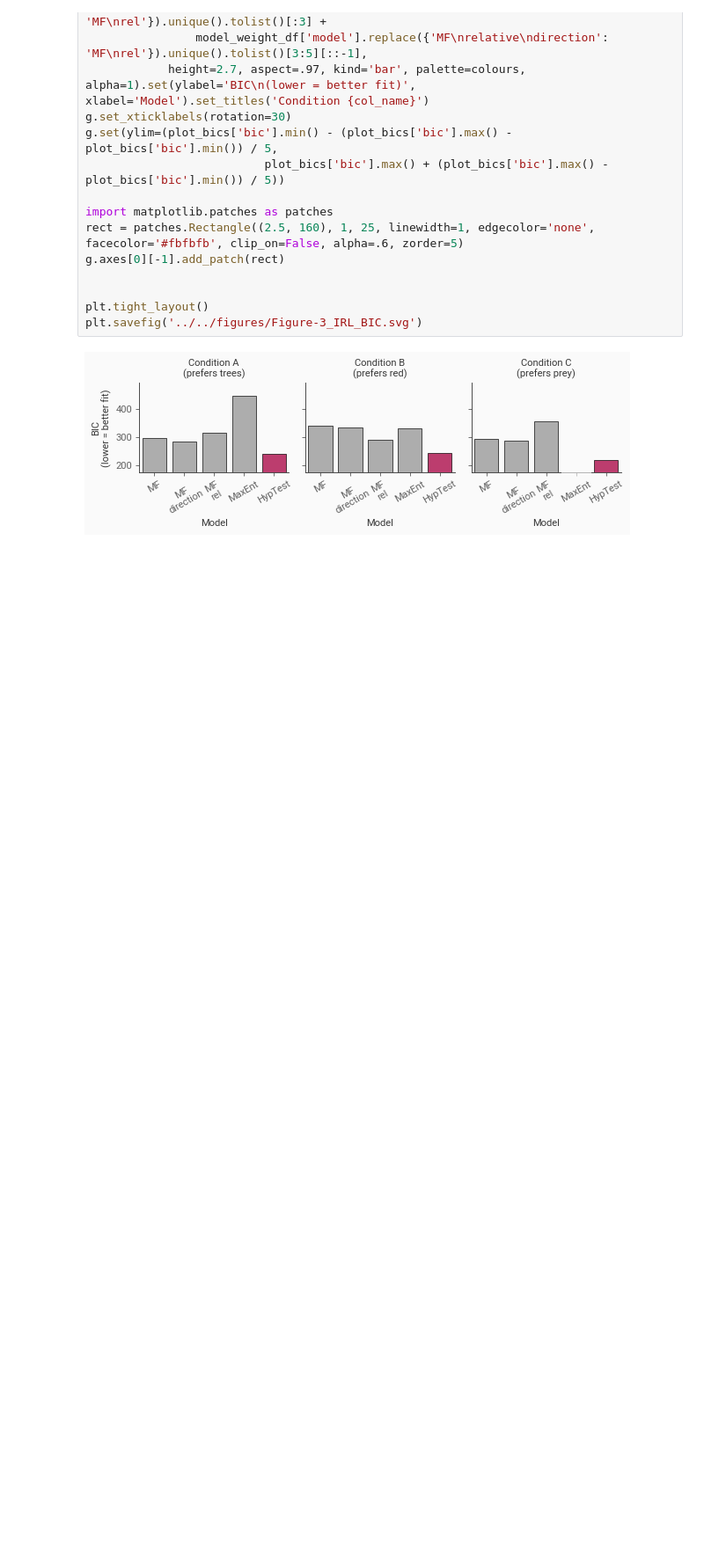
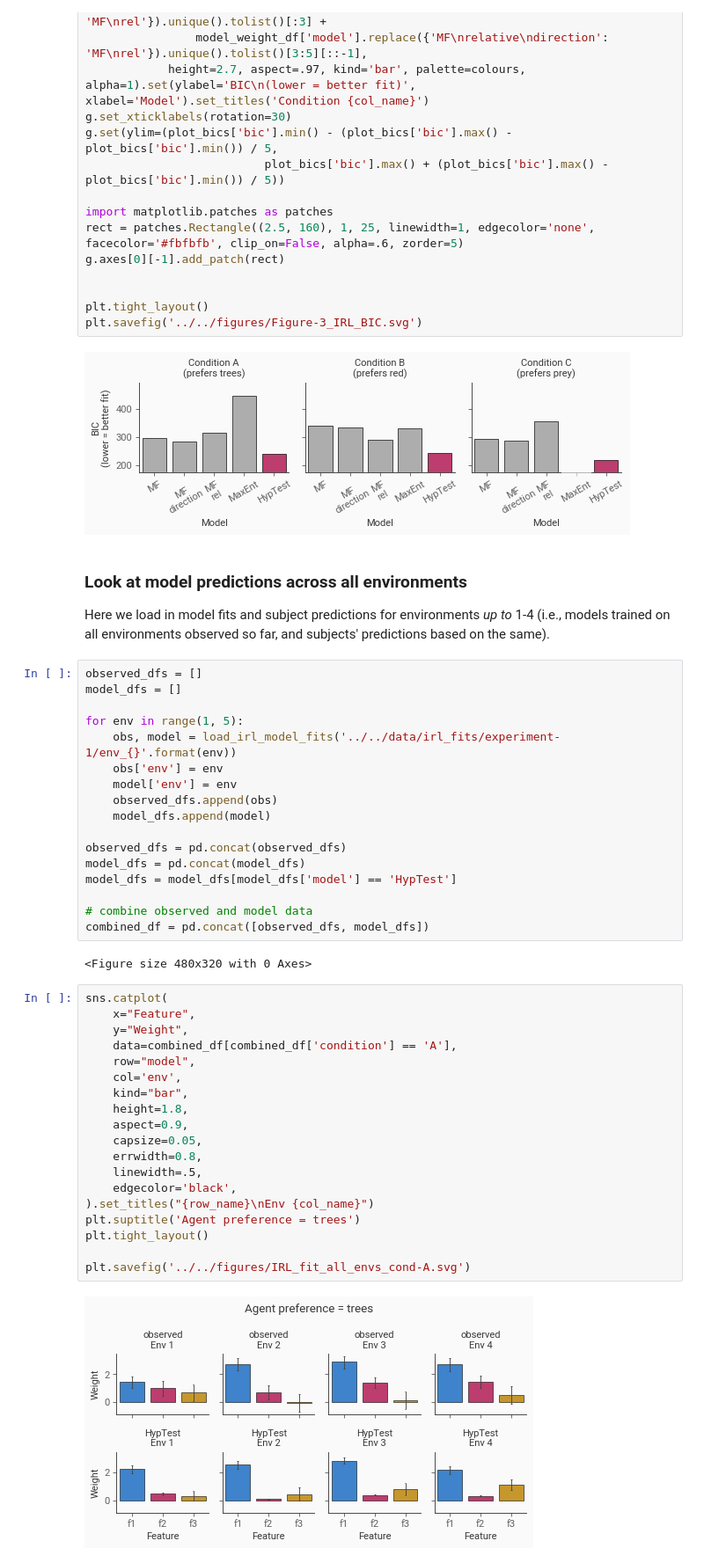
Before and after one commit to tobywise/interactive-avoidance, a Jupyter notebook: notebooks/analysis/analysis_3.ipynb, the cells around one changed output. Shown: that part at 88% size. Drawn from its saved outputs; the diff is of its cells as text; blank space fills up the shorter version.

```diff
--- a/notebooks/analysis/analysis_3.ipynb
+++ b/notebooks/analysis/analysis_3.ipynb
@@ -321,3 +257,47 @@ plt.tight_layout()
 plt.savefig('../../figures/Figure-3_IRL_BIC.svg')
 # %% [output]
 [figure]
+# %% [markdown]
+### Look at model predictions across all environments
+
+Here we load in model fits and subject predictions for environments _up to_ 1-4 (i.e., models trained on all environments observed so far, and subjects' predictions based on the same).
+# %%
+observed_dfs = []
+model_dfs = []
+
+for env in range(1, 5):
+    obs, model = load_irl_model_fits('../../data/irl_fits/experiment-1/env_{}'.format(env))
+    obs['env'] = env
+    model['env'] = env
+    observed_dfs.append(obs)
+    model_dfs.append(model)
+
+observed_dfs = pd.concat(observed_dfs)
+model_dfs = pd.concat(model_dfs)
+model_dfs = model_dfs[model_dfs['model'] == 'HypTest']
+
+# combine observed and model data
+combined_df = pd.concat([observed_dfs, model_dfs])
+# %% [output]
+<Figure size 480x320 with 0 Axes>
+# %%
+sns.catplot(
+    x="Feature",
+    y="Weight",
+    data=combined_df[combined_df['condition'] == 'A'],
+    row="model",
+    col='env',
+    kind="bar",
+    height=1.8,
+    aspect=0.9,
+    capsize=0.05,
+    errwidth=0.8,
+    linewidth=.5,
+    edgecolor='black',
+).set_titles("{row_name}\nEnv {col_name}")
+plt.suptitle('Agent preference = trees')
+plt.tight_layout()
+
+plt.savefig('../../figures/IRL_fit_all_envs_cond-A.svg')
+# %% [output]
+[figure, added]
```
Also changed, not shown: parts of 6 cells of this notebook, 5 other files.
